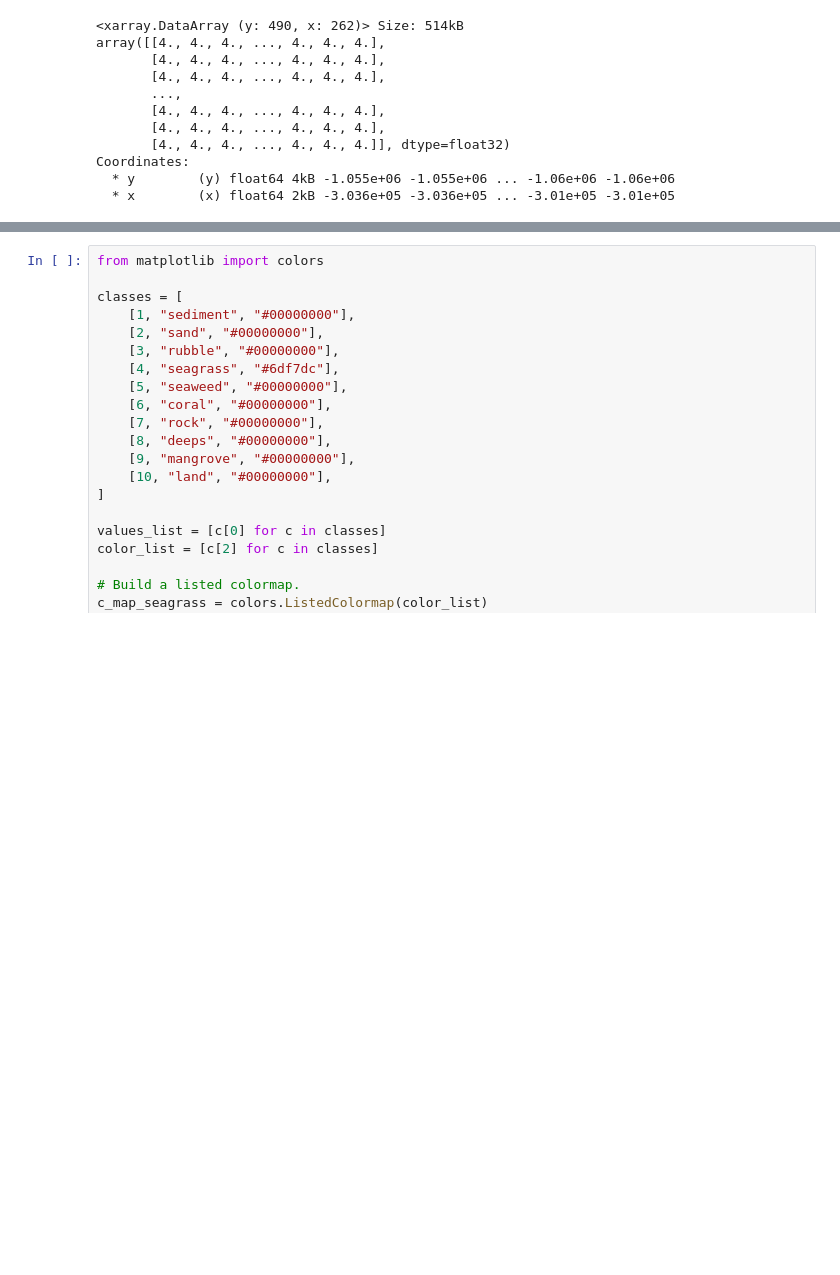
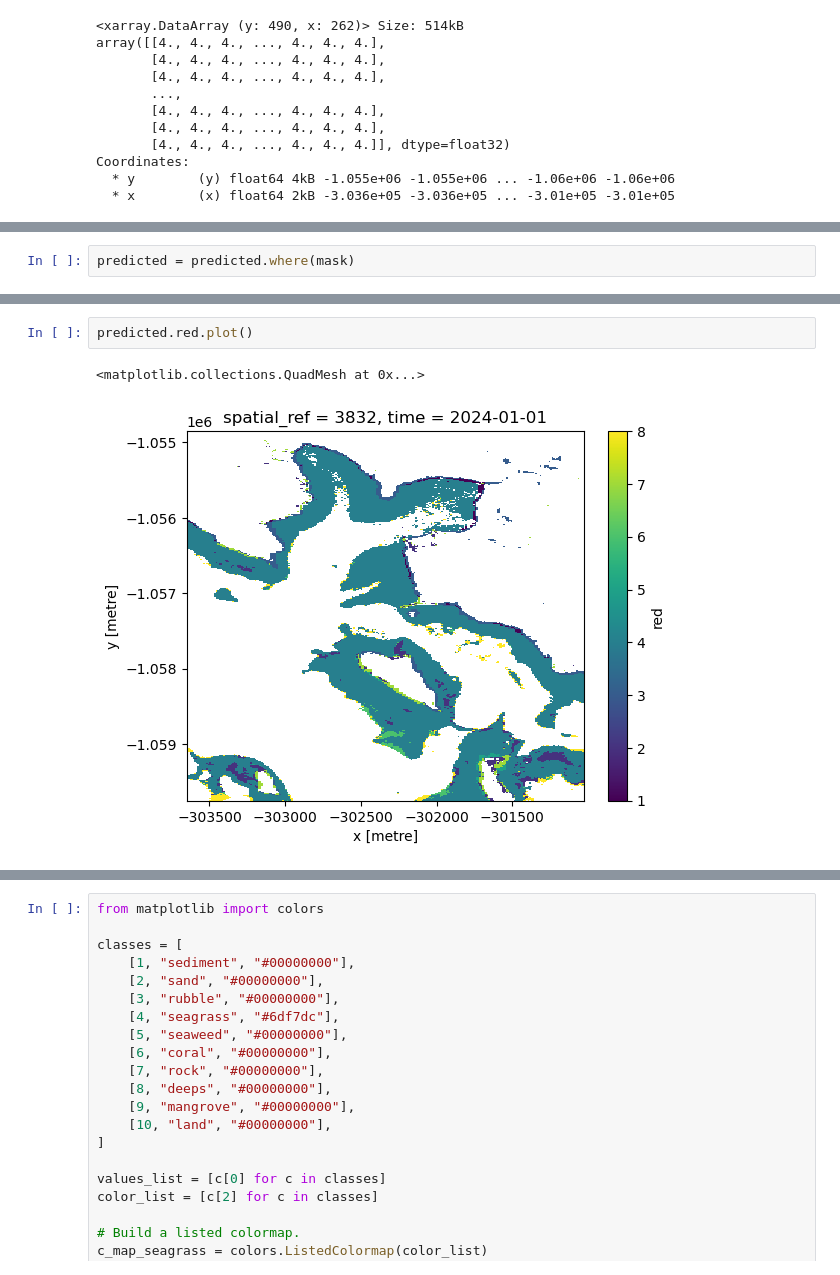
Before and after one commit to digitalearthpacific/dep-seagrass, a Jupyter notebook: classification/5-model-training.ipynb, the cells around one changed output, grey strips where cells are left out. Saved outputs shown, nothing was run; the diff lists cells and outputs as text; blank space fills up the shorter version.

Commit message:
issue with prediction mask export

```diff
--- a/classification/5-model-training.ipynb
+++ b/classification/5-model-training.ipynb
@@ -327,0 +356,2 @@ Coordinates:
+# %%
+predicted = predicted.where(mask)
@@ -328,3 +378,8 @@ Coordinates:
+# %%
+predicted.red.plot()
+# %% [output]
+<matplotlib.collections.QuadMesh at 0x...>
+[figure, added]
 # %%
 from matplotlib import colors
 
```
Also changed, not shown: parts of 5 cells of this notebook, 1 other file.
